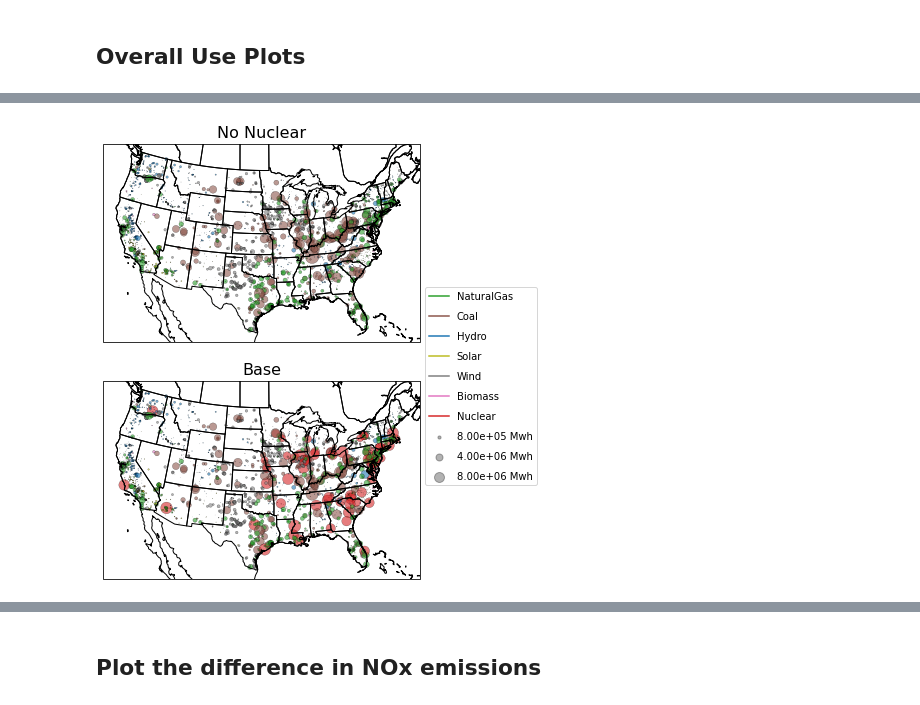
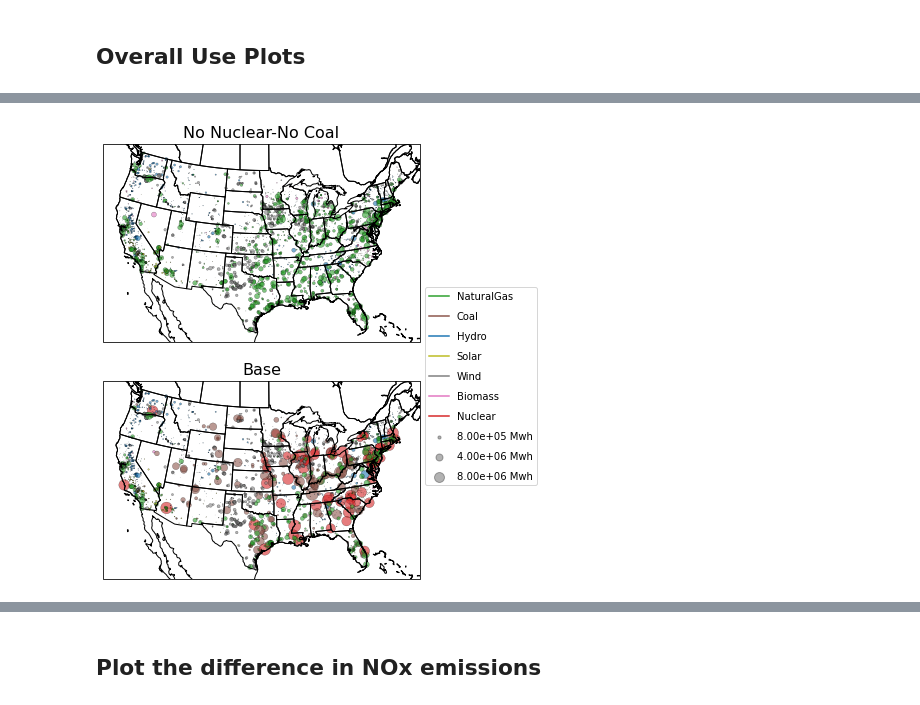
Before and after one commit to lfreese/us-ego, a Jupyter notebook: ego_nonuclear_project/1_emissions_map.ipynb, the cells around one changed output, grey strips where cells are left out. Drawn from its saved outputs; the diff is of its cells as text; code cells hidden in the pictures.

```diff
--- a/ego_nonuclear_project/1_emissions_map.ipynb
+++ b/ego_nonuclear_project/1_emissions_map.ipynb
@@ -70,6 +84,10 @@ df_nocoal['total_gen'] = df_nocoal[col_list].sum(axis=1)
 df_normal.loc[df_normal['FuelType'] == 'Nuclear']['Capacity'].sum()
 # %% [output]
 102493.0
+# %%
+color_dict = {'NaturalGas':'darkslategrey', 'Biomass':'grey', 'Coal':'saddlebrown',
+              'Hydro':'deepskyblue', 'Nuclear':'crimson', 'Oil':'orchid',
+             'Solar':'yellow', 'Wind':'wheat'}
 # %% [markdown]
 # Plot
 # %% [markdown]
@@ -256,12 +326,12 @@ mod_factor = 80000
 ax=fig.add_subplot(2,1,1, projection=ccrs.LambertConformal())
 ax.coastlines()
 ax.add_feature(cfeat.STATES)
-ax.set_title('No Nuclear', fontsize = 16)
+ax.set_title('No Nuclear-No Coal', fontsize = 16)
 
 ##### Choose plants for no nuclear #####
 plants = ['NaturalGas','Coal', 'Hydro','Solar','Wind', 'Biomass']
 
-fuel_type=df_nonuc.loc[(df_nonuc['FuelType'].isin(plants))].groupby(['ORISCode']).first()['FuelType']
+fuel_type=df_nocoal.loc[(df_nocoal['FuelType'].isin(plants))].groupby(['ORISCode']).first()['FuelType']
 color_dict = {'NaturalGas':'C2', 'Biomass':'C6', 'Coal':'C5',
               'Hydro':'C0', 'LF Gas':'C4', 'Non-Fossil':'C9',
                'Nuclear':'C3', 'Oil':'C10',
@@ -272,12 +342,12 @@ color_list = [color_dict[fuel] for fuel in fuel_type]
 
 ###### observations #######
 #create lat and lon for observations
-lat_o = df_nonuc.loc[(df_nonuc['FuelType'].isin(plants))].groupby(['ORISCode']).first()['LAT']
-lon_o = df_nonuc.loc[(df_nonuc['FuelType'].isin(plants))].groupby(['ORISCode']).first()['LON']
+lat_o = df_nocoal.loc[(df_nocoal['FuelType'].isin(plants))].groupby(['ORISCode']).first()['LAT']
+lon_o = df_nocoal.loc[(df_nocoal['FuelType'].isin(plants))].groupby(['ORISCode']).first()['LON']
 #color based on the fuel type
-fuel_type=df_nonuc.loc[(df_nonuc['FuelType'].isin(plants))].groupby(['ORISCode']).first()['FuelType']
+fuel_type=df_nocoal.loc[(df_nocoal['FuelType'].isin(plants))].groupby(['ORISCode']).first()['FuelType']
 #size based on generation
-size=df_nonuc.loc[(df_nonuc['FuelType'].isin(plants))].groupby(['ORISCode']).mean()['total_gen']/mod_factor
+size=df_nocoal.loc[(df_nocoal['FuelType'].isin(plants))].groupby(['ORISCode']).mean()['total_gen']/mod_factor
 #PCM parameters and plot for observations
 PCM_o=ax.scatter(lon_o, lat_o, c=color_list, s = size, transform=ccrs.PlateCarree(),linewidth=.3, marker = 'o', edgecolor = 'k',
                   alpha = 0.6)
@@ -296,32 +366,32 @@ color_dict = {'NaturalGas':'C2', 'Biomass':'C6', 'Coal':'C5',
               'Hydro':'C0', 'LF Gas':'C4', 'Non-Fossil':'C9',
                'Nuclear':'C3', 'Oil':'C10',
               'Pet. Coke':'C15', 'Solar':'C8',
               'Wind':'C7', 'MSW':'C11',
               'Fwaste':'C12', 'Waste Coal':'C13', 'Geothermal':'C14'}
 color_list = [color_dict[fuel] for fuel in fuel_type]
 
 ###### observations #######
 #create lat and lon for observations
 lat_o = df_normal.loc[(df_normal['FuelType'].isin(plants))].groupby(['ORISCode']).first()['LAT']
 lon_o = df_normal.loc[(df_normal['FuelType'].isin(plants))].groupby(['ORISCode']).first()['LON']
 #color based on the fuel type
 fuel_type=df_normal.loc[(df_normal['FuelType'].isin(plants))].groupby(['ORISCode']).first()['FuelType']
 #size based on generation
 size=df_normal.loc[(df_normal['FuelType'].isin(plants))].groupby(['ORISCode']).mean()['total_gen']/mod_factor
 #PCM parameters and plot for observations
 
 PCM_o=ax.scatter(lon_o, lat_o, c=color_list, s = size, transform=ccrs.PlateCarree(),linewidth=.3, marker = 'o', edgecolor = 'k',
                   alpha = 0.6)
 for key in plants:
     plt.plot([],[],label=key, color=color_dict[key])
 plt.legend();
 
 for size in [10, 50, 100]:
     plt.scatter([], [], c='k', alpha=0.3, s=size,
                 label="{:.2e}".format(size*mod_factor) + ' Mwh')
 plt.legend(scatterpoints=1, frameon=True, labelspacing=1, bbox_to_anchor = (1.0,1.5))
 
 
-plt.savefig('./Figures/plants_map.png', bbox_inches = 'tight', dpi = 150)
+plt.savefig('./Figures/nocoal_base_map.png', bbox_inches = 'tight', dpi = 150)
 # %% [output]
-[figure, old version]
+[figure, new version]
```
Also changed, not shown: parts of 11 cells of this notebook, 26 other files.
